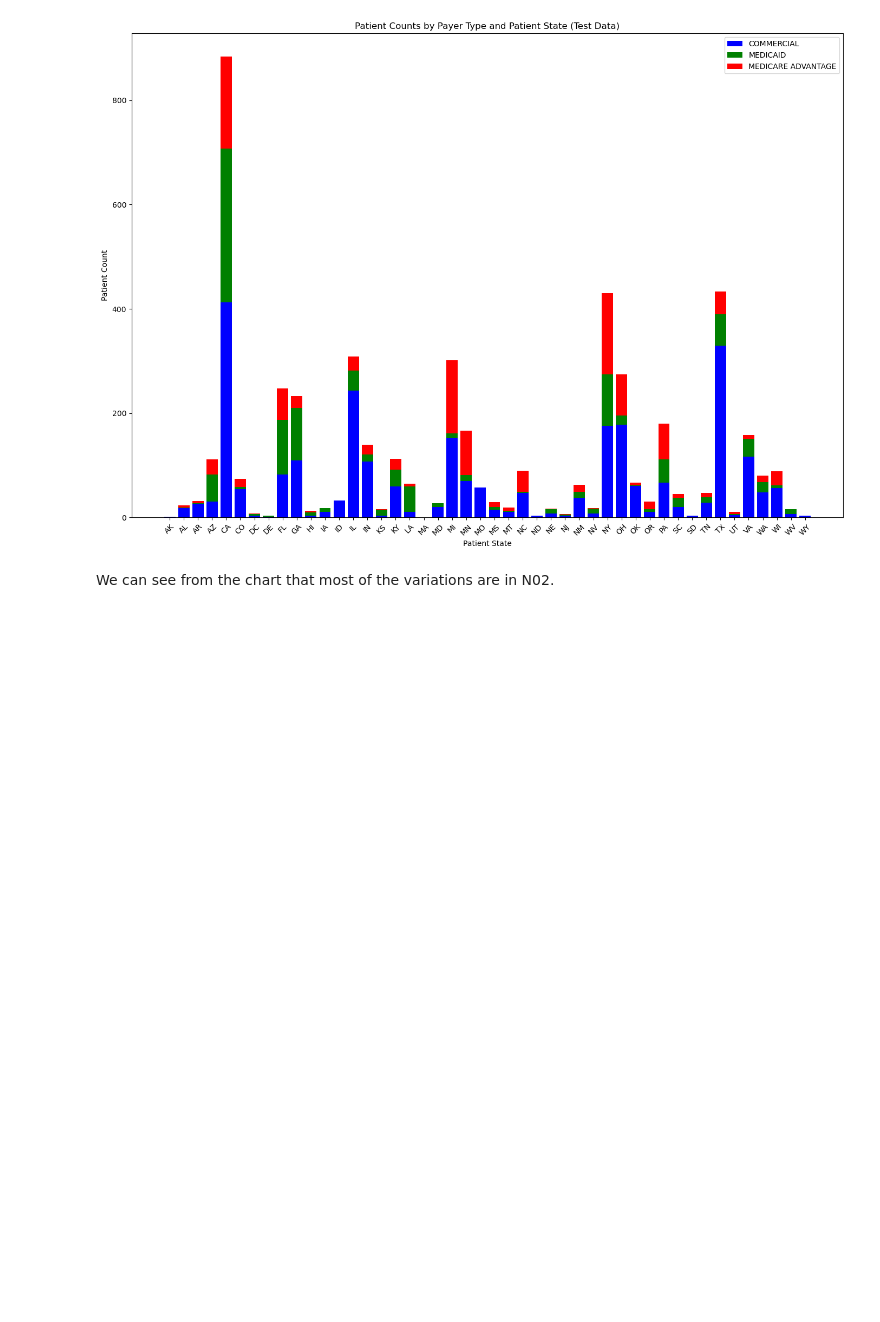
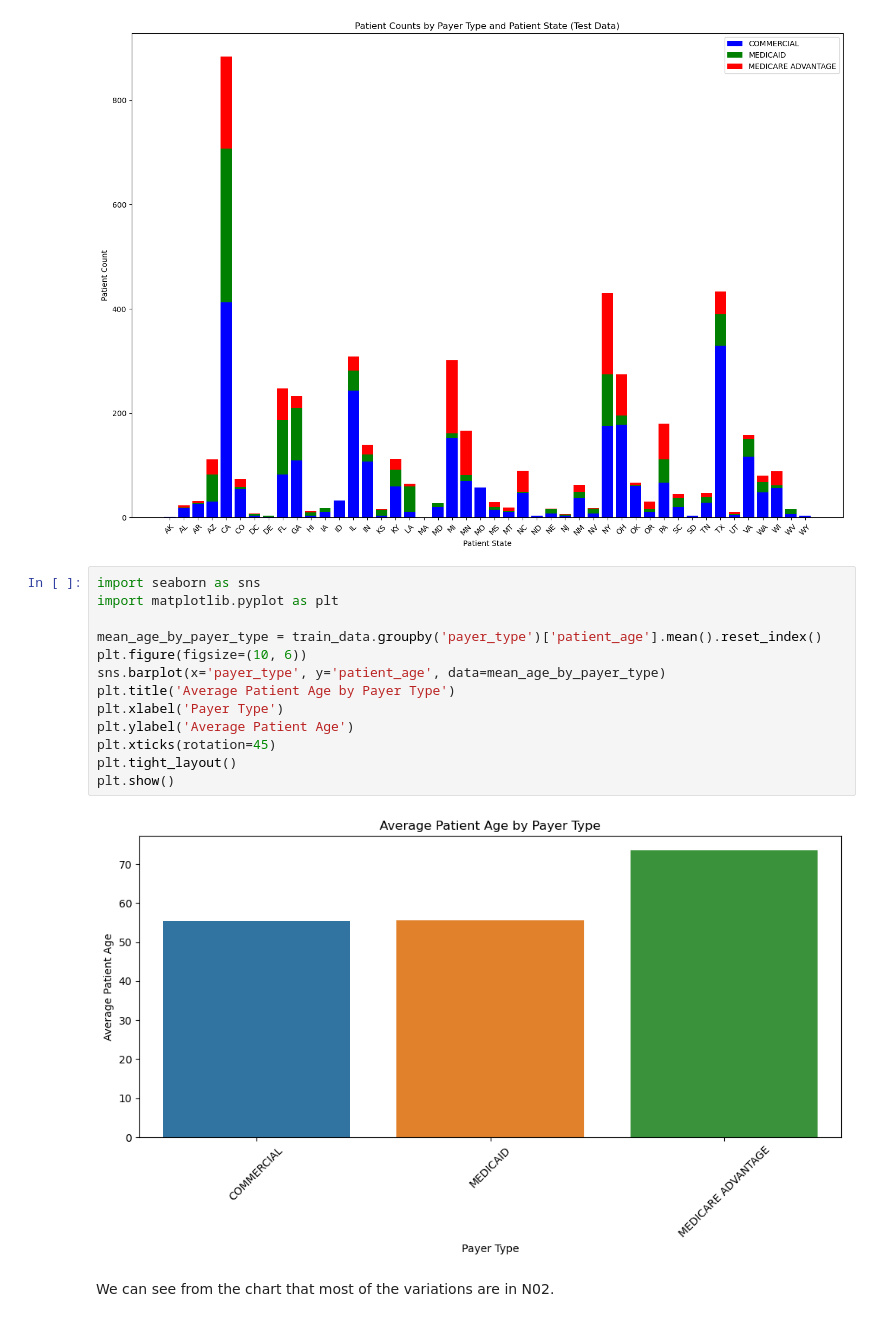
Before and after one commit to IonasAndreea/Data-Analysis_Python, a Jupyter notebook: Untitled.ipynb, the cells around one changed output. Drawn from its saved outputs; the diff is of its cells as text; blank space fills up the shorter version.

```diff
--- a/Untitled.ipynb
+++ b/Untitled.ipynb
@@ -245,6 +245,21 @@ plt.tight_layout()
 plt.show()
 # %% [output]
 [figure]
+# %%
+import seaborn as sns
+import matplotlib.pyplot as plt
+
+mean_age_by_payer_type = train_data.groupby('payer_type')['patient_age'].mean().reset_index()
+plt.figure(figsize=(10, 6))
+sns.barplot(x='payer_type', y='patient_age', data=mean_age_by_payer_type)
+plt.title('Average Patient Age by Payer Type')
+plt.xlabel('Payer Type')
+plt.ylabel('Average Patient Age')
+plt.xticks(rotation=45)
+plt.tight_layout()
+plt.show()
+# %% [output]
+[figure, added]
 # %% [markdown]
 We can see from the chart that most of the variations are in N02.
 # %%
```
Also changed, not shown: parts of 1 cell of this notebook.
